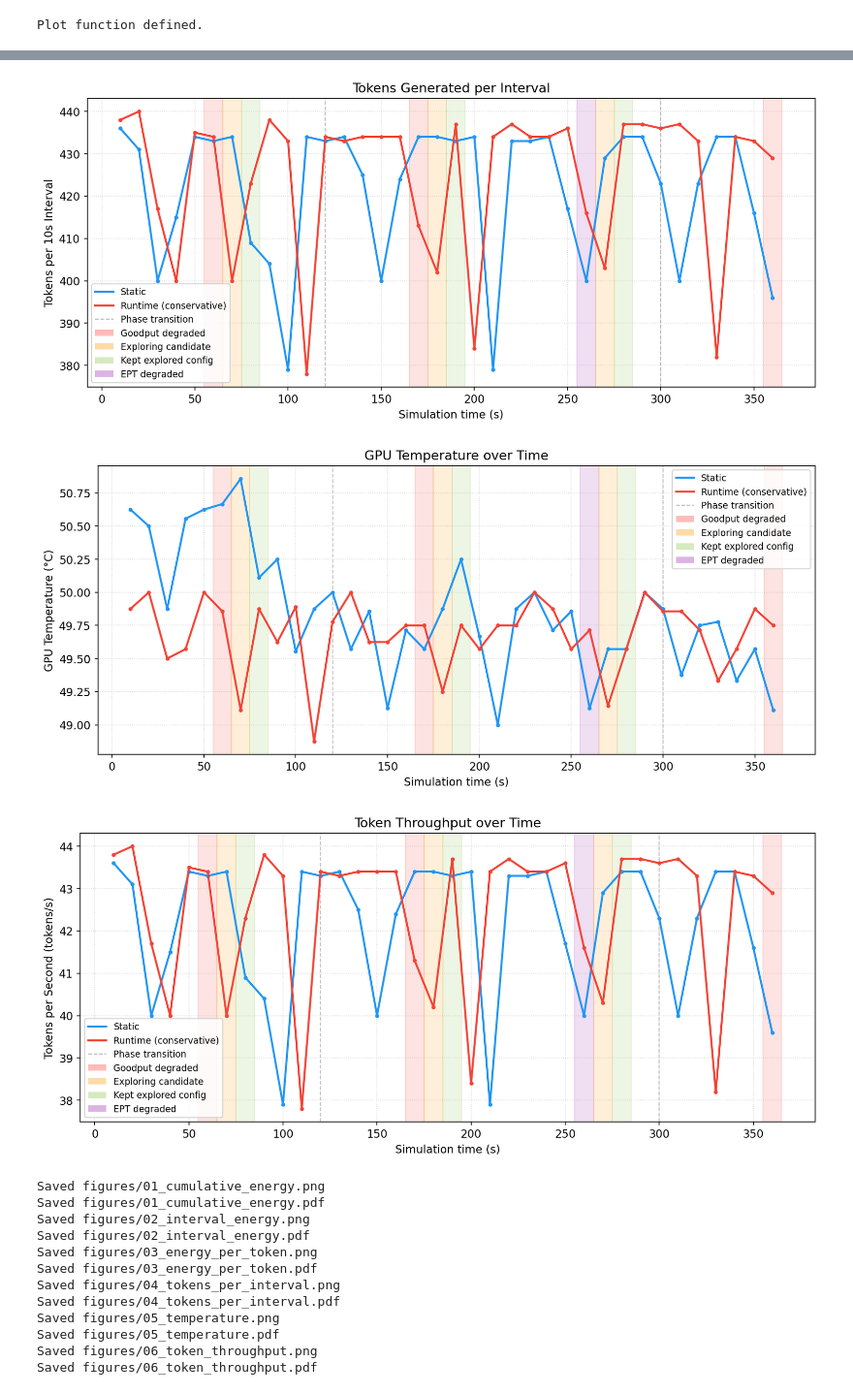
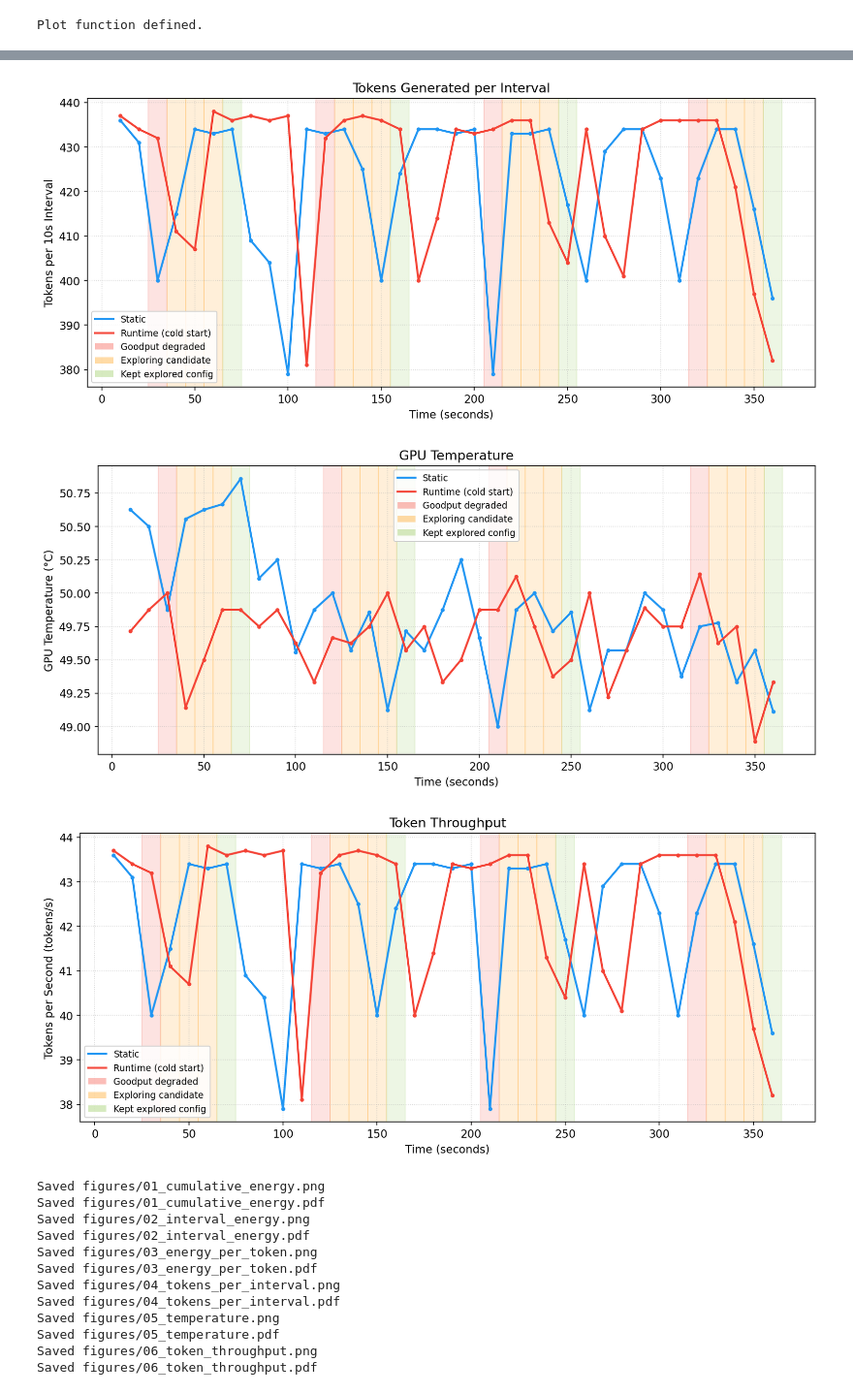
Before and after one commit to yum25/anubis-energy, a Jupyter notebook: draw/visualize_results.ipynb, the cells around one changed output, grey strips where cells are left out. Shown at 97% size. Saved outputs shown, nothing was run; the diff lists cells and outputs as text; code cells hidden in the pictures.

Commit message:
commit results

```diff
--- a/draw/visualize_results.ipynb
+++ b/draw/visualize_results.ipynb
@@ -17,9 +17,9 @@ Each file in `RUNS` becomes one line per plot.
 RUNS = [
     {"file": "../results/real_static.json",               "label": "Static"},
     # {"file": "../results/real_runtime.json",     "label": "Runtime (balanced)"},
-    {"file": "../results/real_runtime-conservative.json", "label": "Runtime (conservative)"},
+    # {"file": "../results/real_runtime-conservative.json", "label": "Runtime (conservative)"},
     # {"file": "../results/real_runtime-aggressive.json",   "label": "Runtime (aggressive)"},
-    # {"file": "../results/real_runtime_coldstart.json",    "label": "Runtime (cold start)"},
+    {"file": "../results/real_runtime_coldstart.json",    "label": "Runtime (cold start)"},
 ]
 
 # Output directory for saved figures
@@ -29,7 +29,7 @@ FIG_DIR = "figures"
 INTERVAL_S = 10.0
 
 # ── Toggle event/decision overlays ──────────────────────────
-SHOW_PHASE_TRANSITIONS = True   # gray dashed lines: decode↔prefill workload changes
+SHOW_PHASE_TRANSITIONS = False   # gray dashed lines: decode↔prefill workload changes
 SHOW_SCENARIO_EVENTS   = True   # colored lines: thermal spike (red), load spike (blue)
 SHOW_DECISION_MARKERS  = True   # shaded regions for non-routine runtime decisions
 
@@ -301,7 +301,7 @@ def make_plot(runs, metric_key, title, ylabel, filename,
     if ymin is not None or ymax is not None:
         ax.set_ylim(ymin, ymax)
 
-    ax.set_xlabel("Simulation time (s)")
+    ax.set_xlabel("Time (seconds)")
     ax.set_ylabel(ylabel)
     ax.set_title(title)
     ax.grid(True, linestyle=":", alpha=0.5)
@@ -369,7 +369,7 @@ fig_tokens = make_plot(
     filename   = "04_tokens_per_interval",
 )
 # %% [output]
-[figure, old version]
+[figure, new version]
 # %%
 # ============================================================
 #  PLOT 5 — GPU Temperature
@@ -377,25 +377,25 @@ fig_tokens = make_plot(
 fig_temp = make_plot(
     runs,
     metric_key = "temperature",
-    title      = "GPU Temperature over Time",
+    title      = "GPU Temperature",
     ylabel     = "GPU Temperature (°C)",
     filename   = "05_temperature",
 )
 # %% [output]
-[figure, old version]
+[figure, new version]
 # %%
 # ============================================================
 #  PLOT 6 — Token Throughput (proxy for goodput)
 # ============================================================
 fig_throughput = make_plot(
     runs,
     metric_key = "throughput",
-    title      = "Token Throughput over Time",
+    title      = "Token Throughput",
     ylabel     = "Tokens per Second (tokens/s)",
     filename   = "06_token_throughput",
 )
 # %% [output]
-[figure, old version]
+[figure, new version]
 # %%
 # ============================================================
 #  SAVE ALL FIGURES  (run this cell separately when needed)
```
Also changed, not shown: parts of 4 cells of this notebook, 10 other files.
